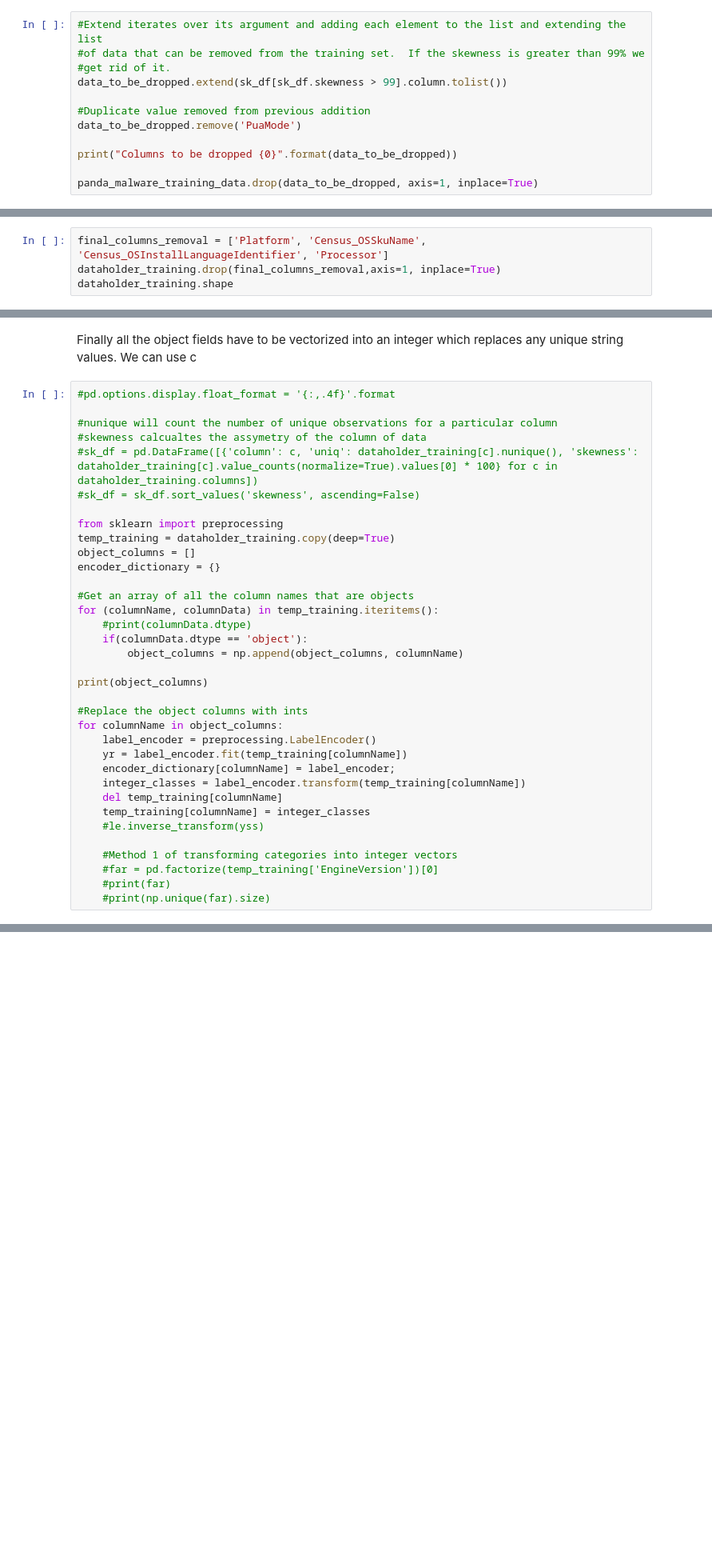
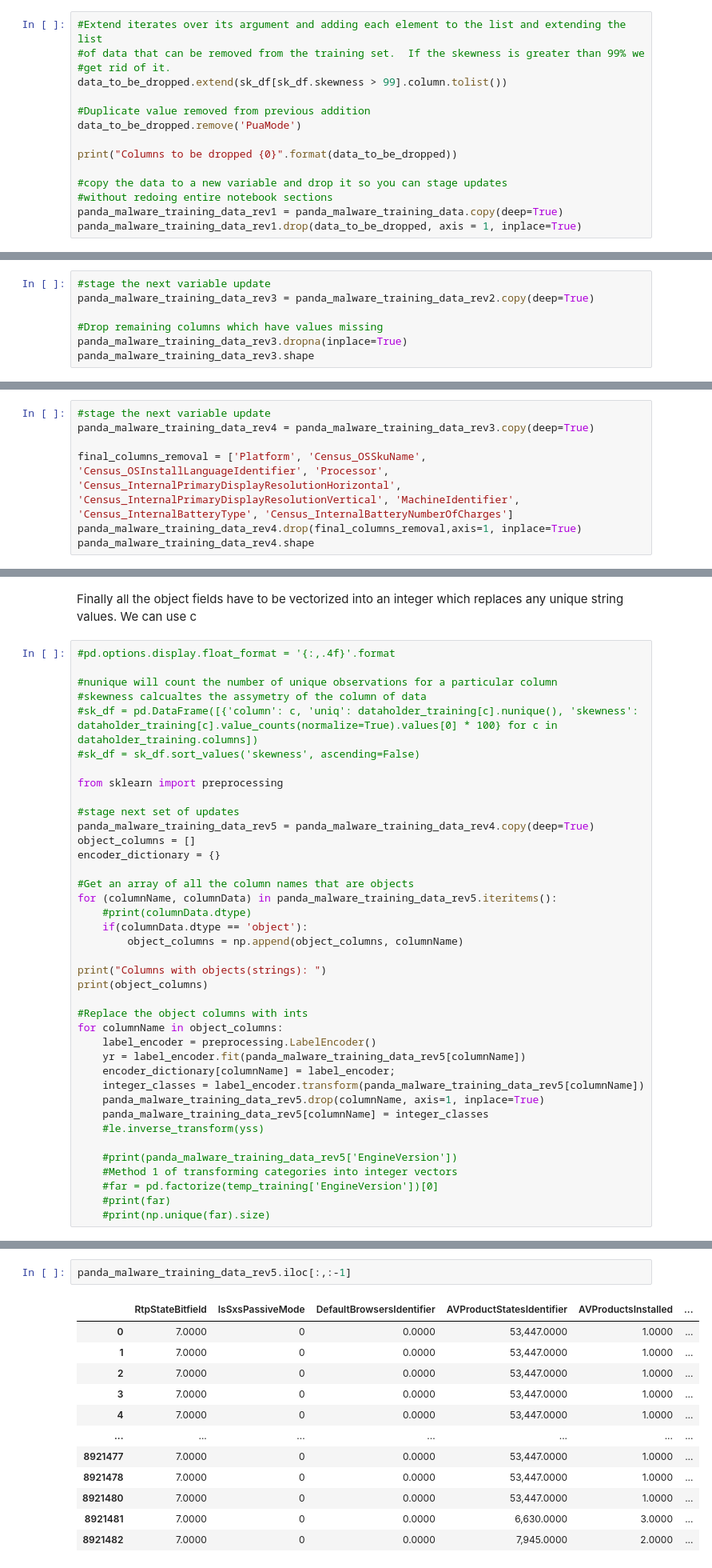
Before and after one commit to shinmantis/CSPB-3022-Final-Project, a Jupyter notebook: 3022_Rodrigo_Garcia_Final_Project.ipynb, the cells around one changed output, grey strips where cells are left out. Shown at 80% size. Drawn from its saved outputs; the diff is of its cells as text; blank space fills up the shorter version.

Commit message:
Split out data cleaning into stage variables to eliminate the need to recalculate the entire workbook.  Now only sections needs to be recalculated if the data changes.

```diff
--- a/3022_Rodrigo_Garcia_Final_Project.ipynb
+++ b/3022_Rodrigo_Garcia_Final_Project.ipynb
@@ -330,7 +329,10 @@ data_to_be_dropped.remove('PuaMode')
 
 print("Columns to be dropped {0}".format(data_to_be_dropped))
 
-panda_malware_training_data.drop(data_to_be_dropped, axis=1, inplace=True)
+#copy the data to a new variable and drop it so you can stage updates
+#without redoing entire notebook sections
+panda_malware_training_data_rev1 = panda_malware_training_data.copy(deep=True)
+panda_malware_training_data_rev1.drop(data_to_be_dropped, axis = 1, inplace=True)
 # %% [output]
 Columns to be dropped ['Census_ProcessorClass', 'Census_IsWIMBootEnabled', 'IsBeta', 'Census_IsFlightsDisabled', 'Census_IsFlightingInternal', 'AutoSampleOptIn', 'Census_ThresholdOptIn', 'SMode', 'Cen ...
 # %% [markdown]
@@ -397,0 +397,7 @@ dataholder_training.shape
+# %%
+#stage the next variable update
+panda_malware_training_data_rev3 = panda_malware_training_data_rev2.copy(deep=True)
+
+#Drop remaining columns which have values missing
+panda_malware_training_data_rev3.dropna(inplace=True)
+panda_malware_training_data_rev3.shape
@@ -401,5 +417,8 @@ For the sake of brevity the resulting dataset is produced below.</p>
 # %%
-final_columns_removal = ['Platform', 'Census_OSSkuName', 'Census_OSInstallLanguageIdentifier', 'Processor']
-dataholder_training.drop(final_columns_removal,axis=1, inplace=True)
-dataholder_training.shape
+#stage the next variable update
+panda_malware_training_data_rev4 = panda_malware_training_data_rev3.copy(deep=True)
+
+final_columns_removal = ['Platform', 'Census_OSSkuName', 'Census_OSInstallLanguageIdentifier', 'Processor', 'Census_InternalPrimaryDisplayResolutionHorizontal', 'Census_InternalPrimaryDisplayResolutionVertical', 'MachineIdentifier', 'Census_InternalBatteryType', 'Census_InternalBatteryNumberOfCharges']
+panda_malware_training_data_rev4.drop(final_columns_removal,axis=1, inplace=True)
+panda_malware_training_data_rev4.shape
 # %% [output]
@@ -415,28 +434,32 @@ dataholder_training.shape
 #sk_df = sk_df.sort_values('skewness', ascending=False)
 
 from sklearn import preprocessing
-temp_training = dataholder_training.copy(deep=True)
+
+#stage next set of updates
+panda_malware_training_data_rev5 = panda_malware_training_data_rev4.copy(deep=True)
 object_columns = []
 encoder_dictionary = {}
 
 #Get an array of all the column names that are objects
-for (columnName, columnData) in temp_training.iteritems():
+for (columnName, columnData) in panda_malware_training_data_rev5.iteritems():
     #print(columnData.dtype)
     if(columnData.dtype == 'object'):
         object_columns = np.append(object_columns, columnName)
 
+print("Columns with objects(strings): ")
 print(object_columns)
 
 #Replace the object columns with ints
 for columnName in object_columns:
     label_encoder = preprocessing.LabelEncoder()
-    yr = label_encoder.fit(temp_training[columnName])
+    yr = label_encoder.fit(panda_malware_training_data_rev5[columnName])
     encoder_dictionary[columnName] = label_encoder;
-    integer_classes = label_encoder.transform(temp_training[columnName])
-    del temp_training[columnName]
-    temp_training[columnName] = integer_classes
+    integer_classes = label_encoder.transform(panda_malware_training_data_rev5[columnName])
+    panda_malware_training_data_rev5.drop(columnName, axis=1, inplace=True)
+    panda_malware_training_data_rev5[columnName] = integer_classes
     #le.inverse_transform(yss)
 
+    #print(panda_malware_training_data_rev5['EngineVersion'])
     #Method 1 of transforming categories into integer vectors
     #far = pd.factorize(temp_training['EngineVersion'])[0]
     #print(far)
@@ -451,2 +475,17 @@ for columnName in object_columns:
  'Census_OSWUAutoUpdateOptionsName' 'Census_GenuineStateName'
  'Census_ActivationChannel' 'Census_FlightRing']
+# %%
+panda_malware_training_data_rev5.iloc[:,:-1]
+# %% [output]
+|  | RtpStateBitfield | IsSxsPassiveMode | DefaultBrowsersIdentifier | AVProductStatesIdentifier | AVProductsInstalled | ... |
+| 0 | 7.0000 | 0 | 0.0000 | 53,447.0000 | 1.0000 | ... |
+| 1 | 7.0000 | 0 | 0.0000 | 53,447.0000 | 1.0000 | ... |
+| 2 | 7.0000 | 0 | 0.0000 | 53,447.0000 | 1.0000 | ... |
+| 3 | 7.0000 | 0 | 0.0000 | 53,447.0000 | 1.0000 | ... |
+| 4 | 7.0000 | 0 | 0.0000 | 53,447.0000 | 1.0000 | ... |
+| ... | ... | ... | ... | ... | ... | ... |
+| 8921477 | 7.0000 | 0 | 0.0000 | 53,447.0000 | 1.0000 | ... |
+| 8921478 | 7.0000 | 0 | 0.0000 | 53,447.0000 | 1.0000 | ... |
+| 8921480 | 7.0000 | 0 | 0.0000 | 53,447.0000 | 1.0000 | ... |
+| 8921481 | 7.0000 | 0 | 0.0000 | 6,630.0000 | 3.0000 | ... |
+| 8921482 | 7.0000 | 0 | 0.0000 | 7,945.0000 | 2.0000 | ... |
```
Also changed, not shown: parts of 15 cells of this notebook.
